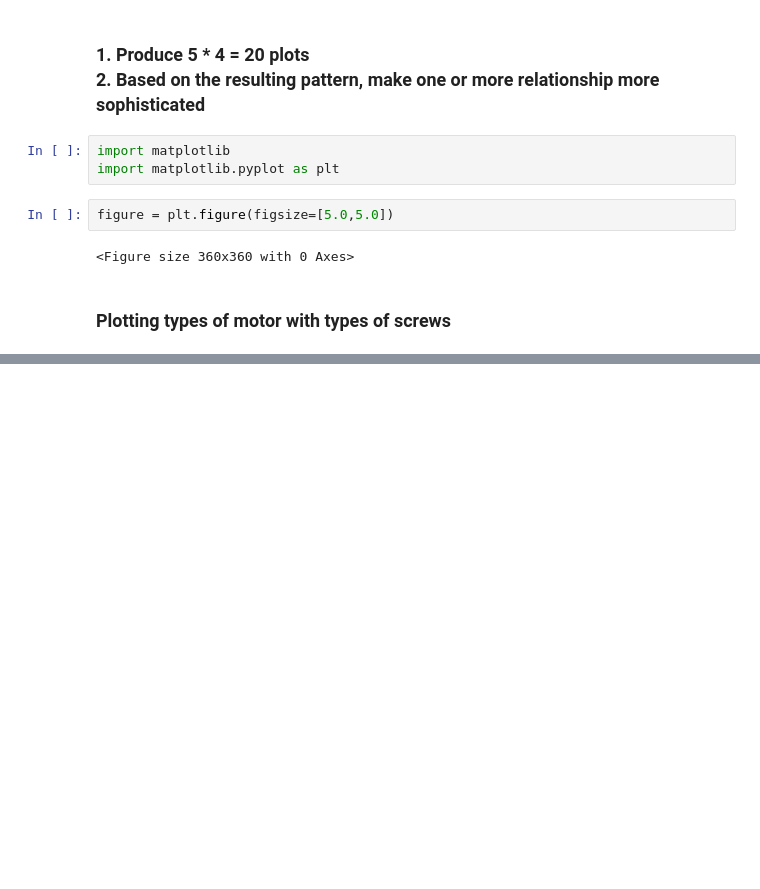
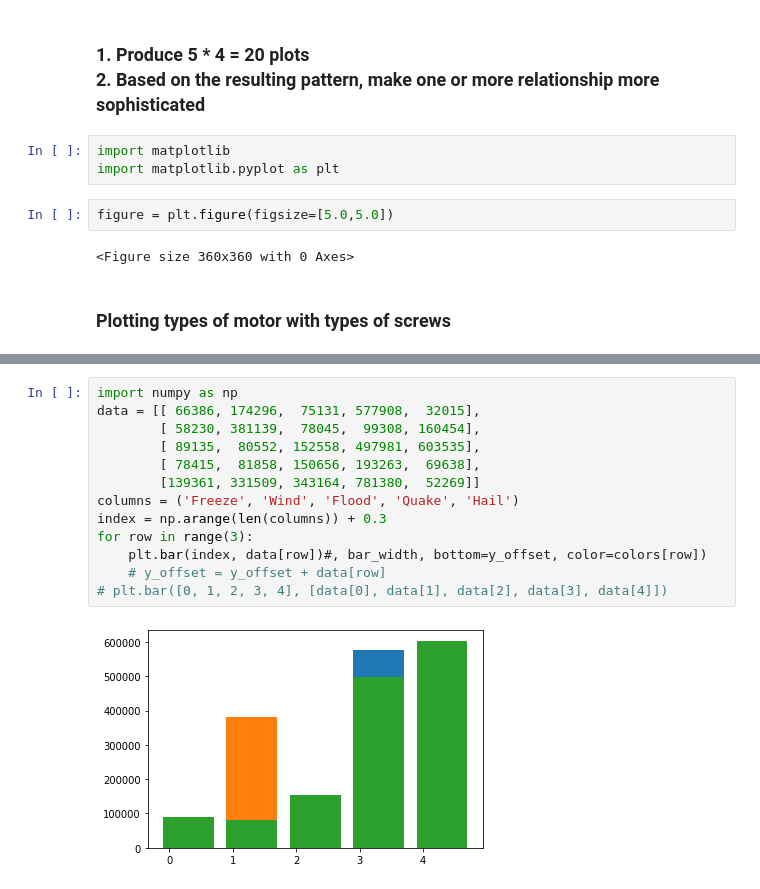
Before and after one commit to prajjwaldangal/servo-data, a Jupyter notebook: multi_plot_and_least_trimmed_regression.ipynb, the cells around one changed output, grey strips where cells are left out. Drawn from its saved outputs; the diff is of its cells as text; blank space fills up the shorter version.

```diff
--- a/multi_plot_and_least_trimmed_regression.ipynb
+++ b/multi_plot_and_least_trimmed_regression.ipynb
@@ -109,0 +131,15 @@ plt.plot(x, y)
+# %%
+import numpy as np
+data = [[ 66386, 174296,  75131, 577908,  32015],
+        [ 58230, 381139,  78045,  99308, 160454],
+        [ 89135,  80552, 152558, 497981, 603535],
+        [ 78415,  81858, 150656, 193263,  69638],
+        [139361, 331509, 343164, 781380,  52269]]
+columns = ('Freeze', 'Wind', 'Flood', 'Quake', 'Hail')
+index = np.arange(len(columns)) + 0.3
+for row in range(3):
+    plt.bar(index, data[row])#, bar_width, bottom=y_offset, color=colors[row])
+    # y_offset = y_offset + data[row]
+# plt.bar([0, 1, 2, 3, 4], [data[0], data[1], data[2], data[3], data[4]])
+# %% [output]
+[figure, added]
```
Also changed, not shown: parts of 11 cells of this notebook.
